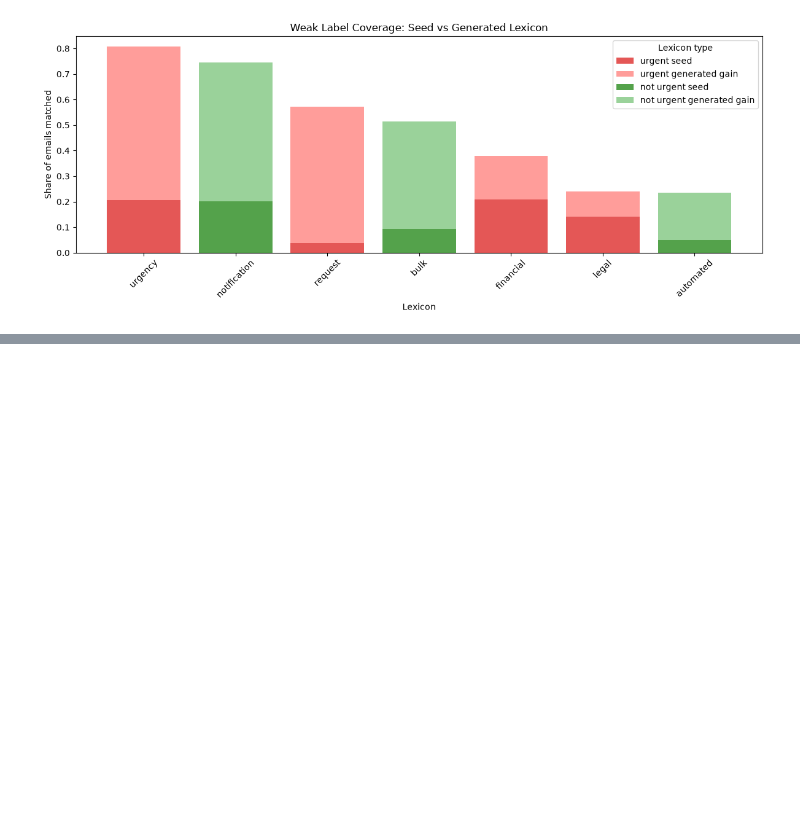
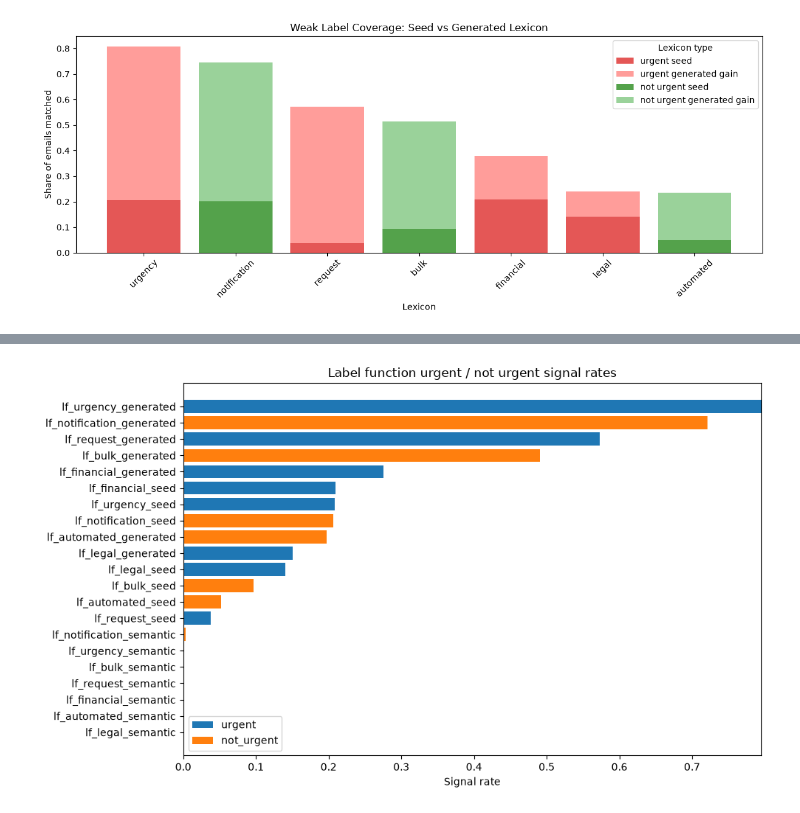
Before and after one commit to huytjuh/assignment-eca-huy, a Jupyter notebook: notebooks/02_labels.ipynb, the cells around one changed output, grey strips where cells are left out. Drawn from its saved outputs; the diff is of its cells as text; code cells hidden in the pictures; blank space fills up the shorter version.

```diff
--- a/notebooks/02_labels.ipynb
+++ b/notebooks/02_labels.ipynb
@@ -263,0 +205,11 @@ FileNotFoundError: Path artifacts/transformers/all-MiniLM-L6-v2 not found
+# %%
+fig, ax = plt.subplots(figsize=(10, 6))
+ax.barh(lf_summary["label_function"], lf_summary["urgent_signal_rate"], label="urgent")
+ax.barh(lf_summary["label_function"], lf_summary["not_urgent_signal_rate"], left=lf_summary["urgent_signal_rate"], label="not_urgent")
+ax.set_xlabel("Signal rate")
+ax.set_title("Label function urgent / not urgent signal rates")
+ax.legend()
+plt.tight_layout()
+plt.show()
+# %% [output]
+[figure, added]
```
Also changed, not shown: parts of 3 cells of this notebook, 21 other files.
